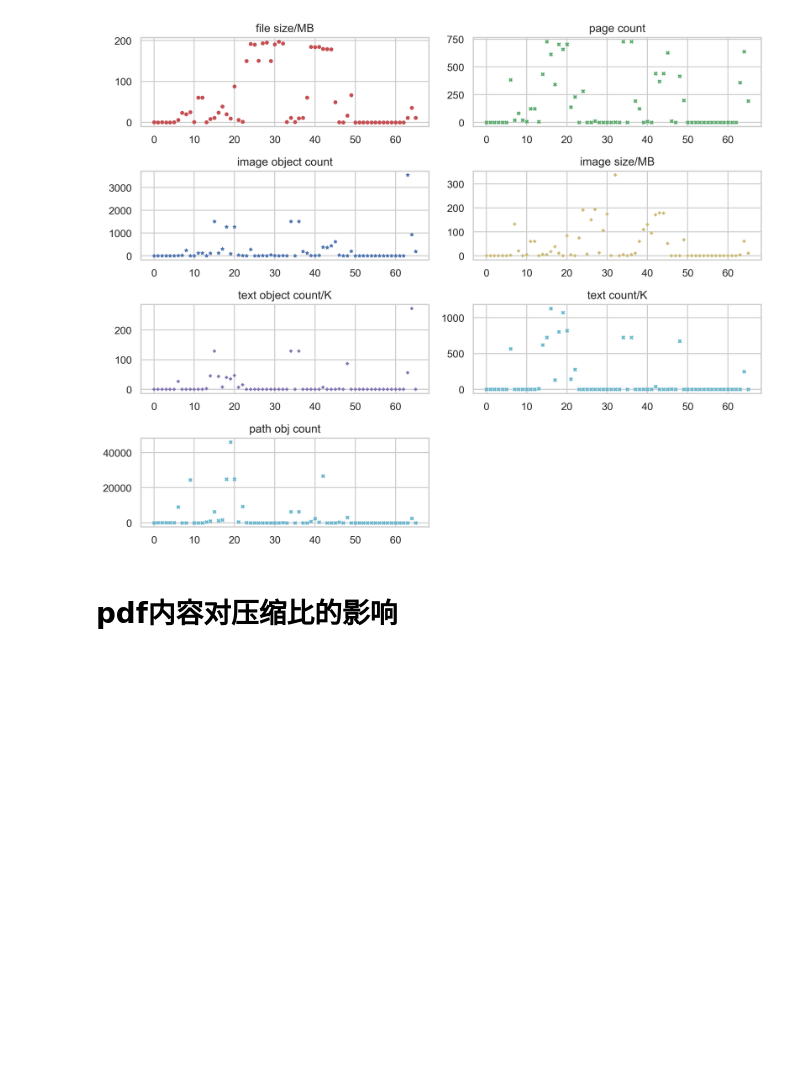
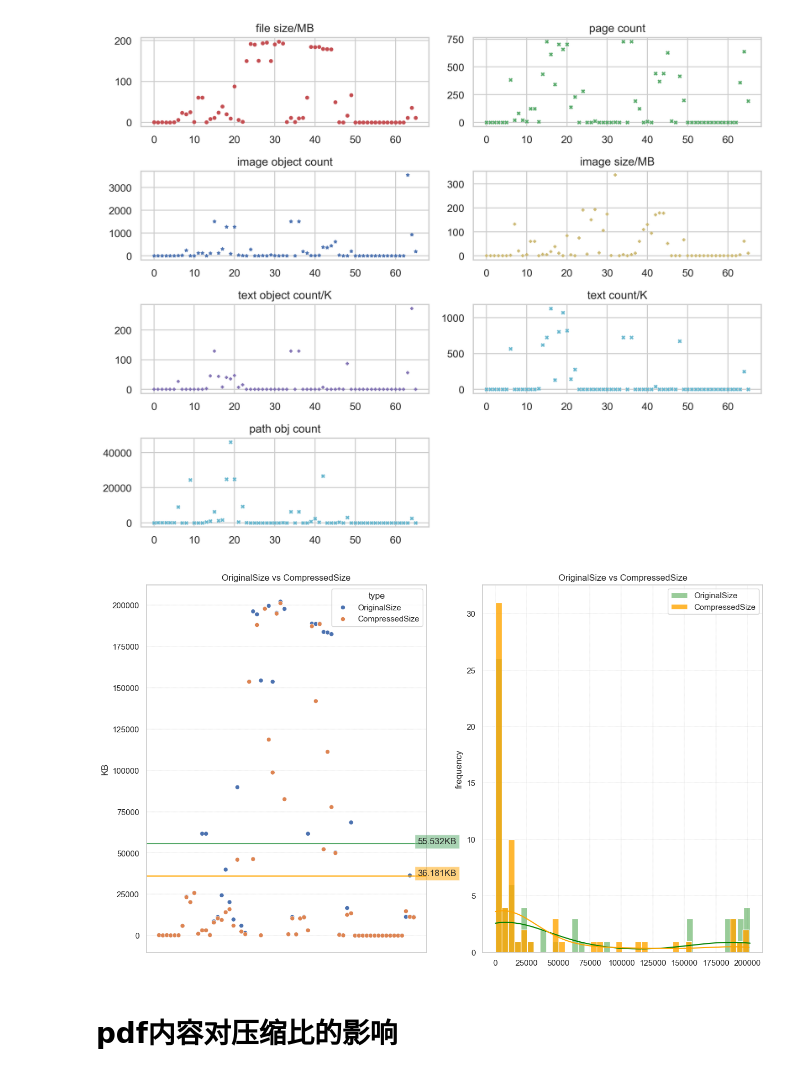
Before and after one commit to ZMbiubiubiu/zm-machine-learning-in-action, a Jupyter notebook: data-analyse/unipdf-compress/analyse.ipynb, the cells around one changed output. Cells and saved outputs as stored; diff of their text form; code cells hidden in the pictures; blank space fills up the shorter version.

Commit message:
unipdf compress data ok

```diff
--- a/data-analyse/unipdf-compress/analyse.ipynb
+++ b/data-analyse/unipdf-compress/analyse.ipynb
@@ -60,0 +48,5 @@ combined_data.describe()
+# %%
+# 数据整体描述
+combined_data = combined_data.drop(columns=['PageCount_x', 'Size_x'])
+combined_data = combined_data.rename(columns={'PageCount_y': 'PageCount', 'Size_y': 'OriginalSize', 'CompressedSize': 'CompressedSize'})
+combined_data.describe()
@@ -96,5 +96,73 @@ plt.tight_layout()
 plt.show()
 # %% [output]
 [figure]
+# %%
+def plot_compare_scatter_and_hist(data, col1_name, col2_name):
+    # 1row 2col
+    fig, (scatter, hist) = plt.subplots(1, 2, figsize=(15, 9))
+    # scatter
+    compare = pd.concat([
+        pd.DataFrame(
+        {
+            'size': data[col1_name],
+            'type': col1_name,
+        }
+        ),
+        pd.DataFrame(
+        {
+            'size': data[col2_name],
+            'type': col2_name,
+        }
+        )
+    ])
+
+    sns.scatterplot(data=compare,
+                   x=compare.index,
+                   y='size',
+                   hue='type',
+                   ax=scatter,
+    )
+
+
+    x = len(compare.index)/2
+    y_delta = compare['size'].max() / 5000
+
+    m1 = data[col1_name].mean()
+    scatter.axhline(y=m1, color='g')
+    scatter.text(x, m1+y_delta, "{:.3f}KB".format(m1/1000), bbox=dict(facecolor='g', alpha=0.5))
+
+    m2 = data[col2_name].mean()
+    scatter.axhline(y=data[col2_name].mean(), color='orange')
+    scatter.text(x, m2+y_delta, "{:.3f}KB".format(m2/1000), bbox=dict(facecolor='orange', alpha=0.5))
+
+    scatter.set_title(f'{col1_name} vs {col2_name}')
+    scatter.set_ylabel('KB')
+
+    scatter.set_xticklabels([])
+    scatter.set_xticks([])
+    scatter.set_xlabel('')
+
+    scatter.grid(linestyle='--', linewidth=0.25, color=[0.7,0.7,0.7])
+
+    # hist
+    sns.histplot(data[col1_name], ax=hist, bins=40, alpha=0.4, kde=True, legend=True, label=col1_name, color='green')
+    sns.histplot(data[col2_name], ax=hist, bins=40, alpha=0.8, kde=True, label=col2_name, color='orange')
+
+    hist.set_title(f'{col1_name} vs {col2_name}')
+    hist.set_ylabel('frequency')
+    hist.set_xlabel('')
+    hist.legend()
+
+    hist.grid(linestyle='--', linewidth=0.25, color=[0.7,0.7,0.7])
+
+    # plt.savefig('pptx2pdf_arpyse_vs_libreoffice.png', dpi=300)
+
+
+combined_data_compare = combined_data.copy()
+combined_data_compare['OriginalSize'] = combined_data_compare['OriginalSize']/1024
+combined_data_compare['CompressedSize'] = combined_data_compare['CompressedSize']/1024
+plot_compare_scatter_and_hist(combined_data_compare, 'OriginalSize', 'CompressedSize')
+# %% [output]
+[figure, added]
 # %% [markdown]
 # pdf内容对压缩比的影响
```
Also changed, not shown: parts of 10 cells of this notebook.
